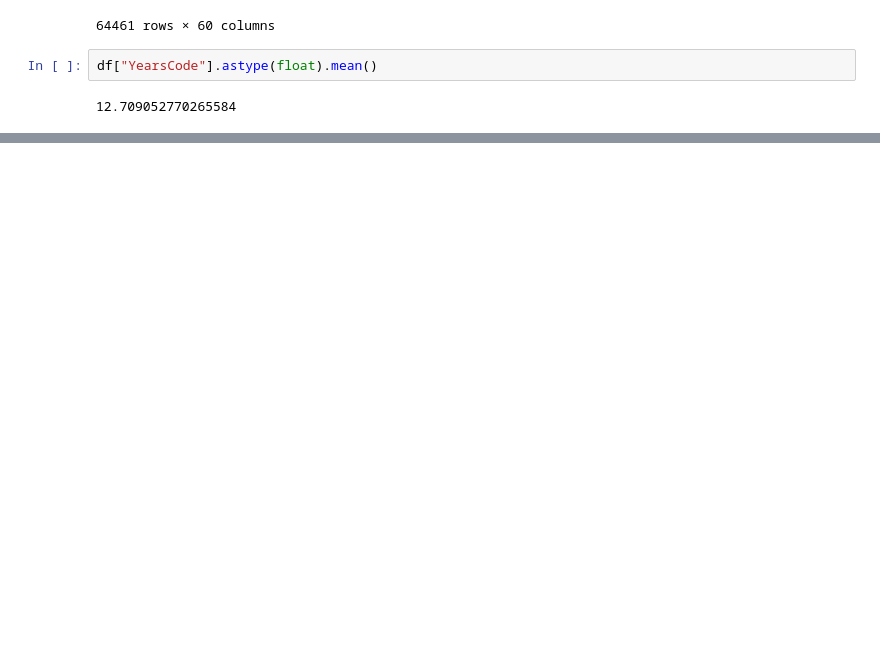
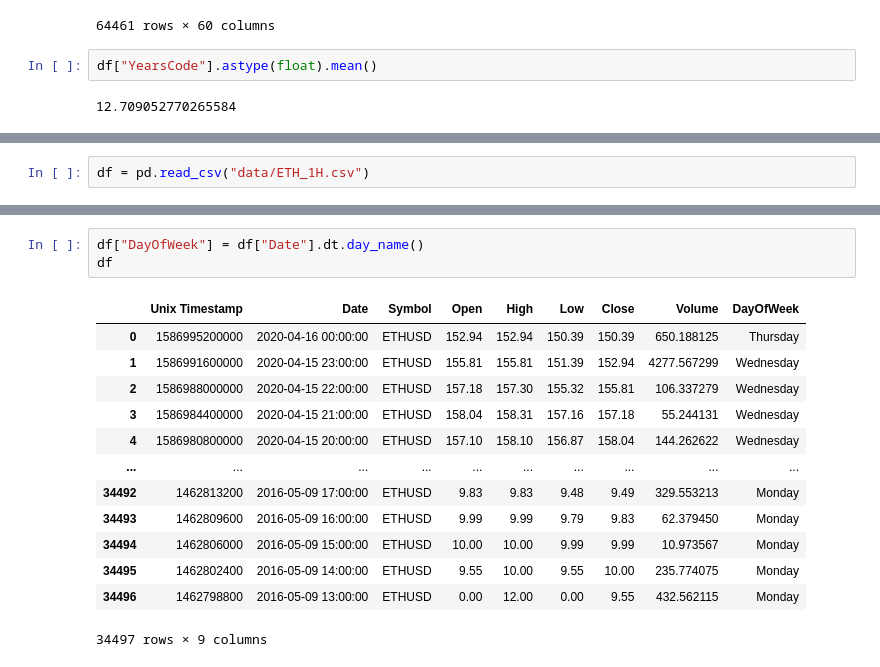
Before and after one commit to yonycherkos/data_analysis, a Jupyter notebook: pandas/Pandas Tutorials.ipynb, the cells around one changed output, grey strips where cells are left out. Drawn from its saved outputs; the diff is of its cells as text; blank space fills up the shorter version.

```diff
--- a/pandas/Pandas Tutorials.ipynb
+++ b/pandas/Pandas Tutorials.ipynb
@@ -626,0 +629,2 @@ df["YearsCode"].astype(float).mean()
+# %%
+df = pd.read_csv("data/ETH_1H.csv")
@@ -626,0 +665,17 @@ df["YearsCode"].astype(float).mean()
+# %%
+df["DayOfWeek"] = df["Date"].dt.day_name()
+df
+# %% [output]
+|  | Unix Timestamp | Date | Symbol | Open | High | Low | Close | Volume | DayOfWeek |
+| 0 | 1586995200000 | 2020-04-16 00:00:00 | ETHUSD | 152.94 | 152.94 | 150.39 | 150.39 | 650.188125 | Thursday |
+| 1 | 1586991600000 | 2020-04-15 23:00:00 | ETHUSD | 155.81 | 155.81 | 151.39 | 152.94 | 4277.567299 | Wednesday |
+| 2 | 1586988000000 | 2020-04-15 22:00:00 | ETHUSD | 157.18 | 157.30 | 155.32 | 155.81 | 106.337279 | Wednesday |
+| 3 | 1586984400000 | 2020-04-15 21:00:00 | ETHUSD | 158.04 | 158.31 | 157.16 | 157.18 | 55.244131 | Wednesday |
+| 4 | 1586980800000 | 2020-04-15 20:00:00 | ETHUSD | 157.10 | 158.10 | 156.87 | 158.04 | 144.262622 | Wednesday |
+| ... | ... | ... | ... | ... | ... | ... | ... | ... | ... |
+| 34492 | 1462813200 | 2016-05-09 17:00:00 | ETHUSD | 9.83 | 9.83 | 9.48 | 9.49 | 329.553213 | Monday |
+| 34493 | 1462809600 | 2016-05-09 16:00:00 | ETHUSD | 9.99 | 9.99 | 9.79 | 9.83 | 62.379450 | Monday |
+| 34494 | 1462806000 | 2016-05-09 15:00:00 | ETHUSD | 10.00 | 10.00 | 9.99 | 9.99 | 10.973567 | Monday |
+| 34495 | 1462802400 | 2016-05-09 14:00:00 | ETHUSD | 9.55 | 10.00 | 9.55 | 10.00 | 235.774075 | Monday |
+| 34496 | 1462798800 | 2016-05-09 13:00:00 | ETHUSD | 0.00 | 12.00 | 0.00 | 9.55 | 432.562115 | Monday |
+34497 rows × 9 columns
```
Also changed, not shown: parts of 28 cells of this notebook, 1 other file.
